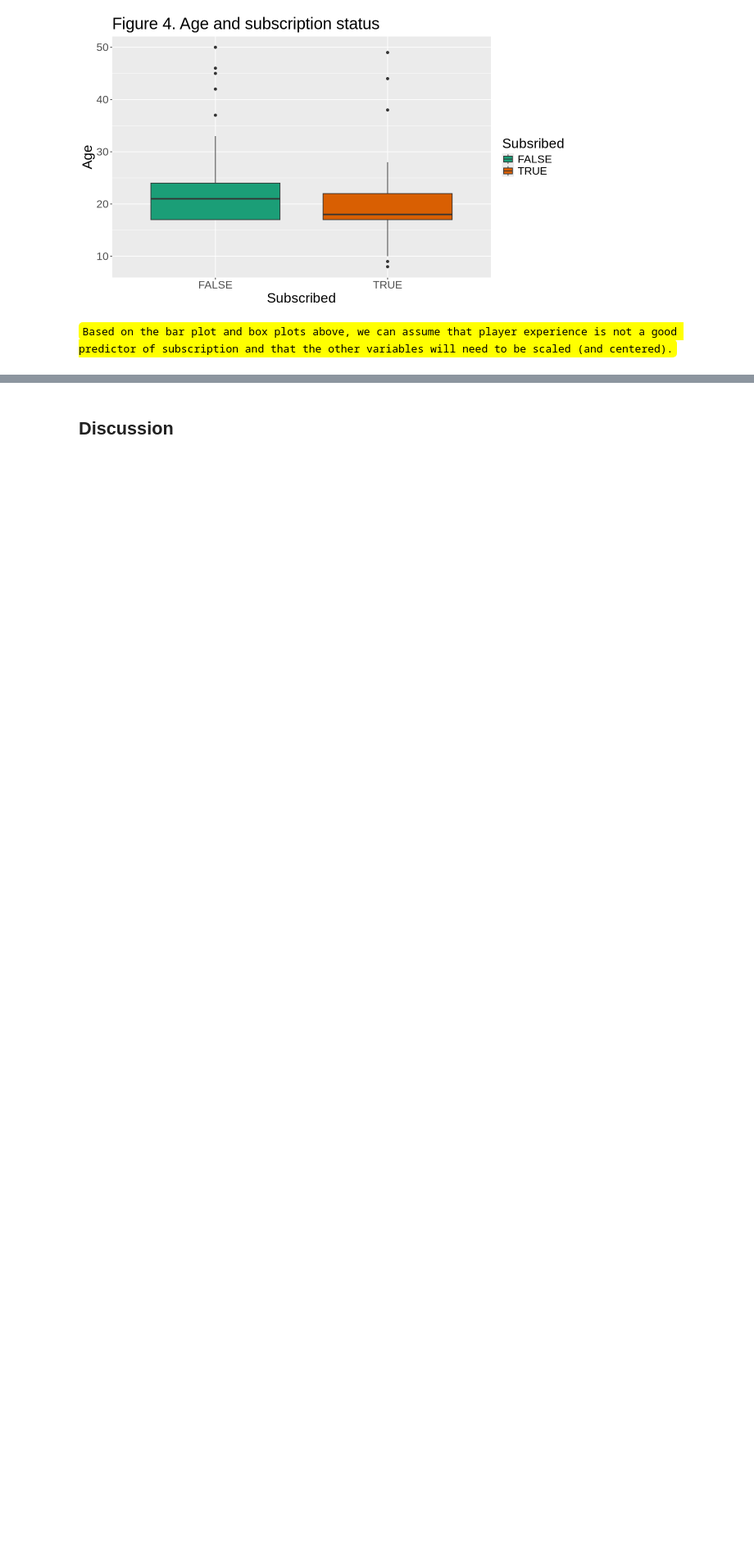
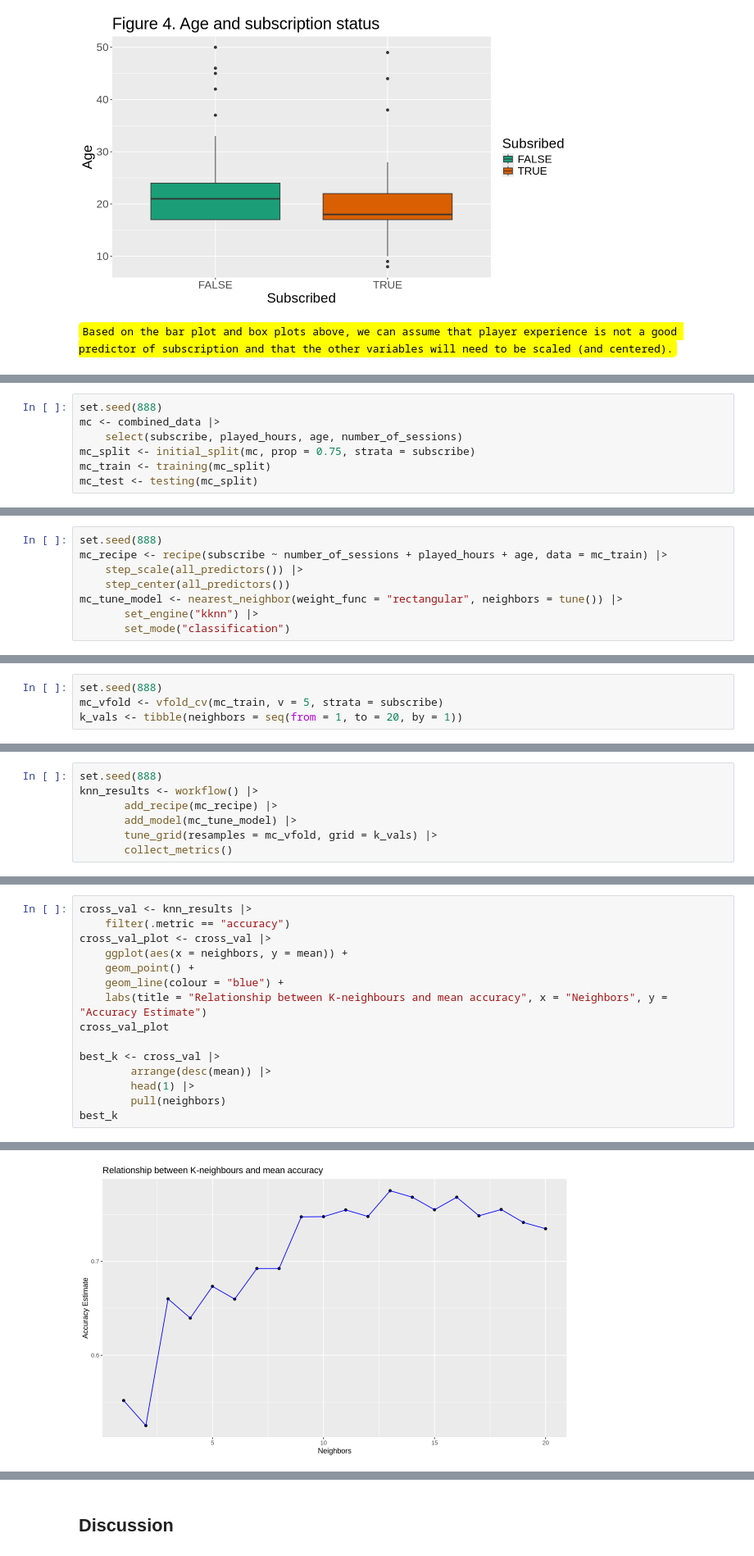
Before and after one commit to vlnclnt/DSCI_V-100-003-2025SS-VF, a Jupyter notebook: Project.ipynb, the cells around one changed output, grey strips where cells are left out. Shown at 82% size. Cells and saved outputs as stored; diff of their text form; blank space fills up the shorter version.

Commit message:
Created KNN model
Nearly complete KNN model; however, there is an error with testing the accuracy.

```diff
--- a/Project.ipynb
+++ b/Project.ipynb
@@ -237,0 +240,7 @@ Now that we have a some understanding of how each variable we chose relates to w
+# %%
+set.seed(888)
+mc <- combined_data |>
+    select(subscribe, played_hours, age, number_of_sessions)
+mc_split <- initial_split(mc, prop = 0.75, strata = subscribe)
+mc_train <- training(mc_split)
+mc_test <- testing(mc_split)
@@ -237,0 +249,8 @@ Now that we have a some understanding of how each variable we chose relates to w
+# %%
+set.seed(888)
+mc_recipe <- recipe(subscribe ~ number_of_sessions + played_hours + age, data = mc_train) |>
+    step_scale(all_predictors()) |>
+    step_center(all_predictors())
+mc_tune_model <- nearest_neighbor(weight_func = "rectangular", neighbors = tune()) |>
+       set_engine("kknn") |>
+       set_mode("classification")
@@ -237,0 +259,4 @@ Now that we have a some understanding of how each variable we chose relates to w
+# %%
+set.seed(888)
+mc_vfold <- vfold_cv(mc_train, v = 5, strata = subscribe)
+k_vals <- tibble(neighbors = seq(from = 1, to = 20, by = 1))
@@ -237,0 +265,7 @@ Now that we have a some understanding of how each variable we chose relates to w
+# %%
+set.seed(888)
+knn_results <- workflow() |>
+       add_recipe(mc_recipe) |>
+       add_model(mc_tune_model) |>
+       tune_grid(resamples = mc_vfold, grid = k_vals) |>
+       collect_metrics()
@@ -237,0 +274,16 @@ Now that we have a some understanding of how each variable we chose relates to w
+# %%
+cross_val <- knn_results |>
+    filter(.metric == "accuracy")
+cross_val_plot <- cross_val |>
+    ggplot(aes(x = neighbors, y = mean)) +
+    geom_point() +
+    geom_line(colour = "blue") +
+    labs(title = "Relationship between K-neighbours and mean accuracy", x = "Neighbors", y = "Accuracy Estimate")
+cross_val_plot
+
+best_k <- cross_val |>
+        arrange(desc(mean)) |>
+        head(1) |>
+        pull(neighbors)
+best_k
+# %% [output]
@@ -237,0 +291 @@ Now that we have a some understanding of how each variable we chose relates to w
+[figure, added]
```
Also changed, not shown: parts of 12 cells of this notebook.
